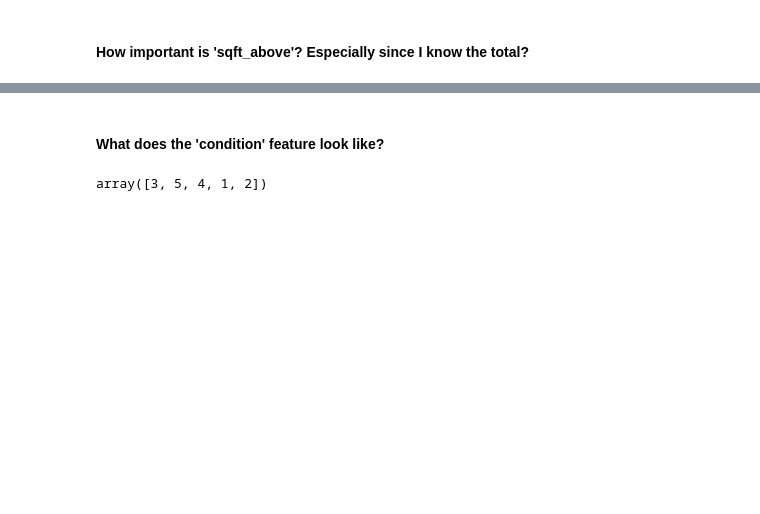
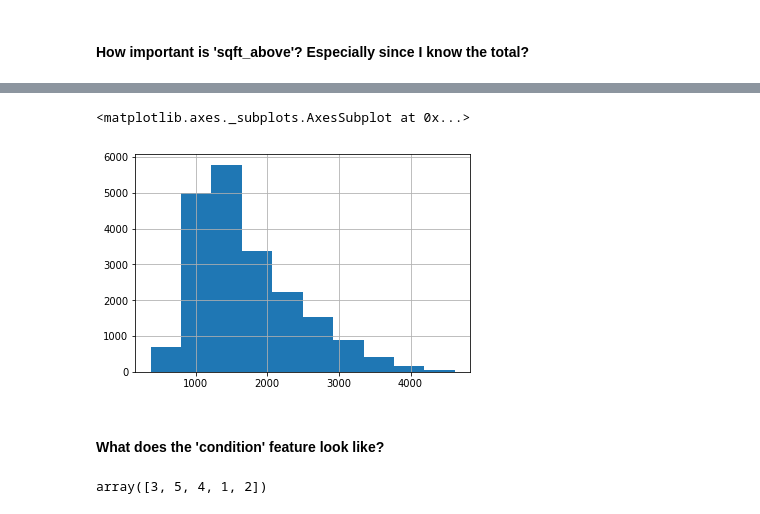
Before and after one commit to twhipple/dsc-v2-mod1-final-project-online-ds-pt-090919, a Jupyter notebook: student.ipynb, the cells around one changed output, grey strips where cells are left out. Drawn from its saved outputs; the diff is of its cells as text; code cells hidden in the pictures; blank space fills up the shorter version.

```diff
--- a/student.ipynb
+++ b/student.ipynb
@@ -301,3 +402,9 @@ Name: sqft_basement, dtype: float64
+# %%
+# Now the histogram looks a little better.
+data.sqft_above.hist()
+# %% [output]
+<matplotlib.axes._subplots.AxesSubplot at 0x...>
+[figure, added]
 # %%
 # Also, is this features going to effect the multicollinearity?
 # %% [markdown]
```
Also changed, not shown: parts of 143 cells of this notebook, 16 other files.
